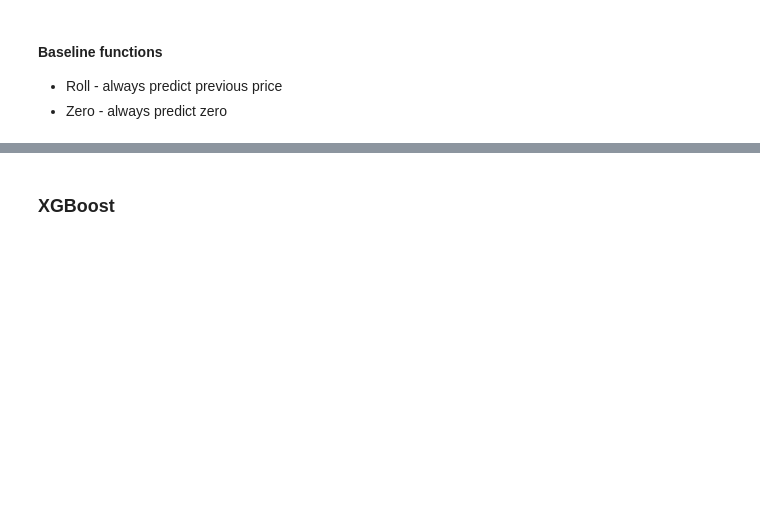
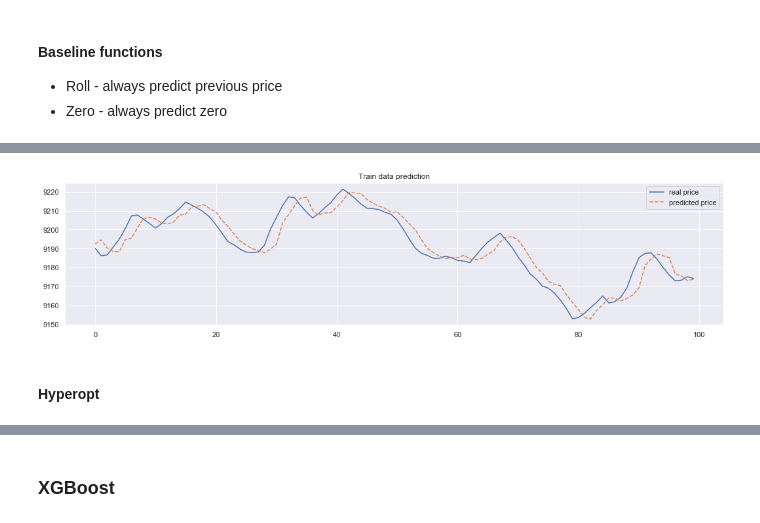
Before and after one commit to Wolfpack-Inc/data-engineering, a Jupyter notebook: machine-learning/keras-training.ipynb, the cells around one changed output, grey strips where cells are left out. Drawn from its saved outputs; the diff is of its cells as text; code cells hidden in the pictures; blank space fills up the shorter version.

Commit message:
hyperopt-keras

```diff
--- a/machine-learning/keras-training.ipynb
+++ b/machine-learning/keras-training.ipynb
@@ -322,0 +365,10 @@ keras.__version__
+# %%
+sns.set(style='darkgrid')
+plt.plot(y_train[:100], label='real price')
+plt.plot(y_hat_train[:100], linestyle='dashed', label='predicted price')
+plt.title('Train data prediction')
+plt.legend();
+# %% [output]
+[figure, added]
+# %% [markdown]
+#### Hyperopt
```
Also changed, not shown: parts of 28 cells of this notebook.
